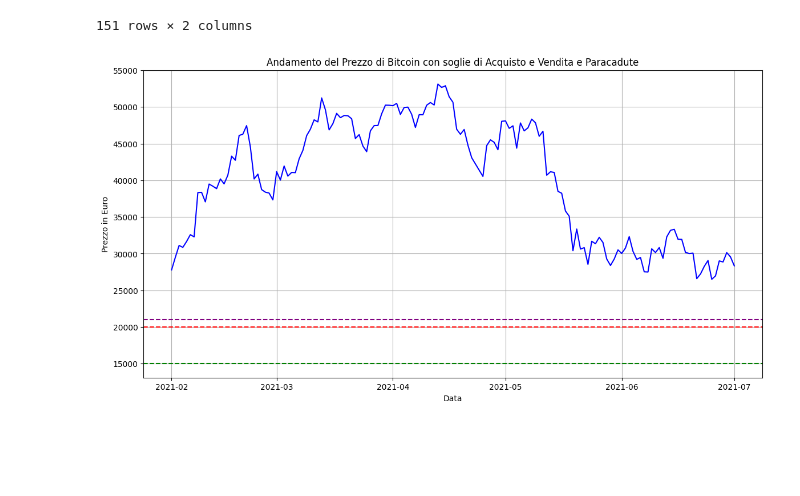
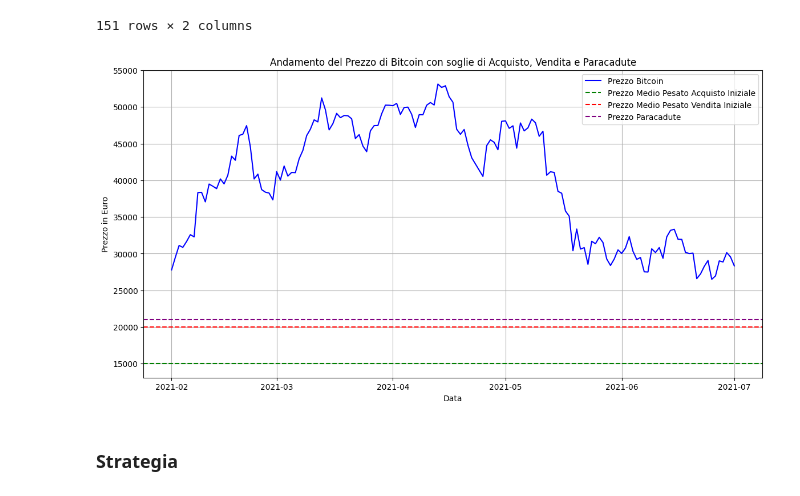
Before and after one commit to AleImbri/Crypto-strategies-simulations, a Jupyter notebook: Strategia vendita Bitcoin.ipynb, the cells around one changed output. Saved outputs shown, nothing was run; the diff lists cells and outputs as text; code cells hidden in the pictures; blank space fills up the shorter version.

Commit message:
Aggiornata Strategia vendita Bitcoin

```diff
--- a/Strategia vendita Bitcoin.ipynb
+++ b/Strategia vendita Bitcoin.ipynb
@@ -60,25 +64,30 @@ base_di_riferimento = prezzo_medio_vendite * (1 + pct_paracadute)
 # %%
-# Creazione del grafico
-plt.figure(figsize=(14, 7))
-plt.plot(dati["Timestamp"], dati["Price"], color="blue", label="Prezzo Bitcoin")
+def grafico(dati, prezzo_paracadute):
+    # Creazione del grafico
+    plt.figure(figsize=(14, 7))
+    plt.plot(dati["Timestamp"], dati["Price"], color="blue", label="Prezzo Bitcoin")
 
-# Linea verde per il prezzo medio di acquisto
-plt.axhline(y=prezzo_medio_acquisti, color="green", linestyle="--", linewidth=1.5, label="Prezzo Medio Pesato Acquisto")
+    # Linea verde per il prezzo medio di acquisto
+    plt.axhline(y=prezzo_medio_acquisti, color="green", linestyle="--", linewidth=1.5, label="Prezzo Medio Pesato Acquisto Iniziale")
 
-# Linea rossa per il prezzo medio di vendita
-plt.axhline(y=prezzo_medio_vendite, color="red", linestyle="--", linewidth=1.5, label="Prezzo Medio Pesato Vendita")
+    # Linea rossa per il prezzo medio di vendita
+    plt.axhline(y=prezzo_medio_vendite_iniziale, color="red", linestyle="--", linewidth=1.5, label="Prezzo Medio Pesato Vendita Iniziale")
 
-# Linea rossa per il prezzo medio di vendita
-plt.axhline(y=base_di_riferimento, color="purple", linestyle="--", linewidth=1.5, label="Prezzo Paracadute")
+    # Linea rossa per il prezzo medio di vendita
+    plt.axhline(y=prezzo_paracadute, color="purple", linestyle="--", linewidth=1.5, label="Prezzo Paracadute")
 
-# Dettagli del grafico
-plt.title("Andamento del Prezzo di Bitcoin con soglie di Acquisto e Vendita e Paracadute")
-plt.xlabel("Data")
-plt.ylabel("Prezzo in Euro")
-# plt.legend()
-plt.grid()
+    # Dettagli del grafico
+    plt.title("Andamento del Prezzo di Bitcoin con soglie di Acquisto, Vendita e Paracadute")
+    plt.xlabel("Data")
+    plt.ylabel("Prezzo in Euro")
+    plt.legend()
+    plt.grid()
 
-# Mostra il grafico
-plt.show()
+    # Mostra il grafico
+    plt.show()
-# %% [output]
-[figure, removed]
+# %%
+grafico(dati, prezzo_paracadute)
+# %% [output]
+[figure, added]
+# %% [markdown]
+### Strategia
```
Also changed, not shown: parts of 6 cells of this notebook.
